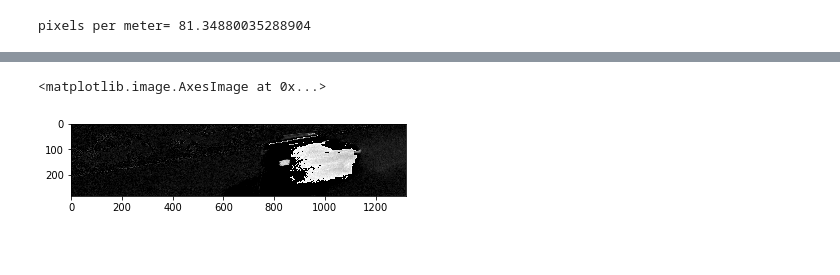
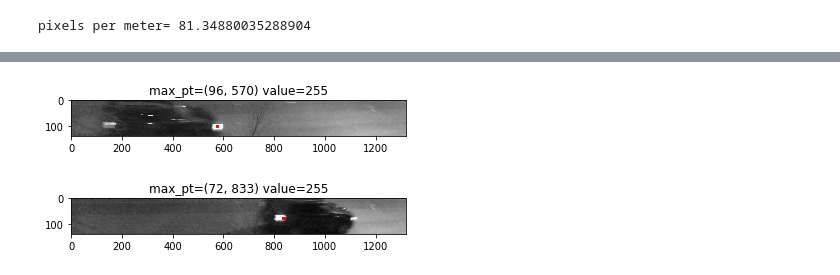
Before and after one commit to kylefritz/speed-cam, a Jupyter notebook: computing-speed.ipynb, the cells around one changed output, grey strips where cells are left out. Cells and saved outputs as stored; diff of their text form; code cells hidden in the pictures; blank space fills up the shorter version.

```diff
--- a/computing-speed.ipynb
+++ b/computing-speed.ipynb
@@ -123,5 +128,17 @@ plt.imshow(read_roi_and_process(paths[0], cal_roi), cmap='gray')
-# %%
-plt.imshow(read_roi_and_process(paths[1], cal_roi), cmap='gray')
-# %% [output]
-<matplotlib.image.AxesImage at 0x...>
-[figure, removed]
+# %%
+def debug_im(path):
+    im = read_roi_and_process(path, cal_roi)
+    ax = plt.subplot()
+    ax.imshow(im, cmap='gray')
+    p, v = get_max_in_roi(path, cal_roi)
+    r,c = p
+    ax.set_title("max_pt={} value={}".format(p, v))
+    ax.add_patch(matplotlib.patches.Rectangle((c, r), 10, 10, color='red'))
+# %%
+debug_im(paths[0])
+# %% [output]
+[figure, added]
+# %%
+debug_im(paths[1])
+# %% [output]
+[figure, added]
```
Also changed, not shown: parts of 6 cells of this notebook.
